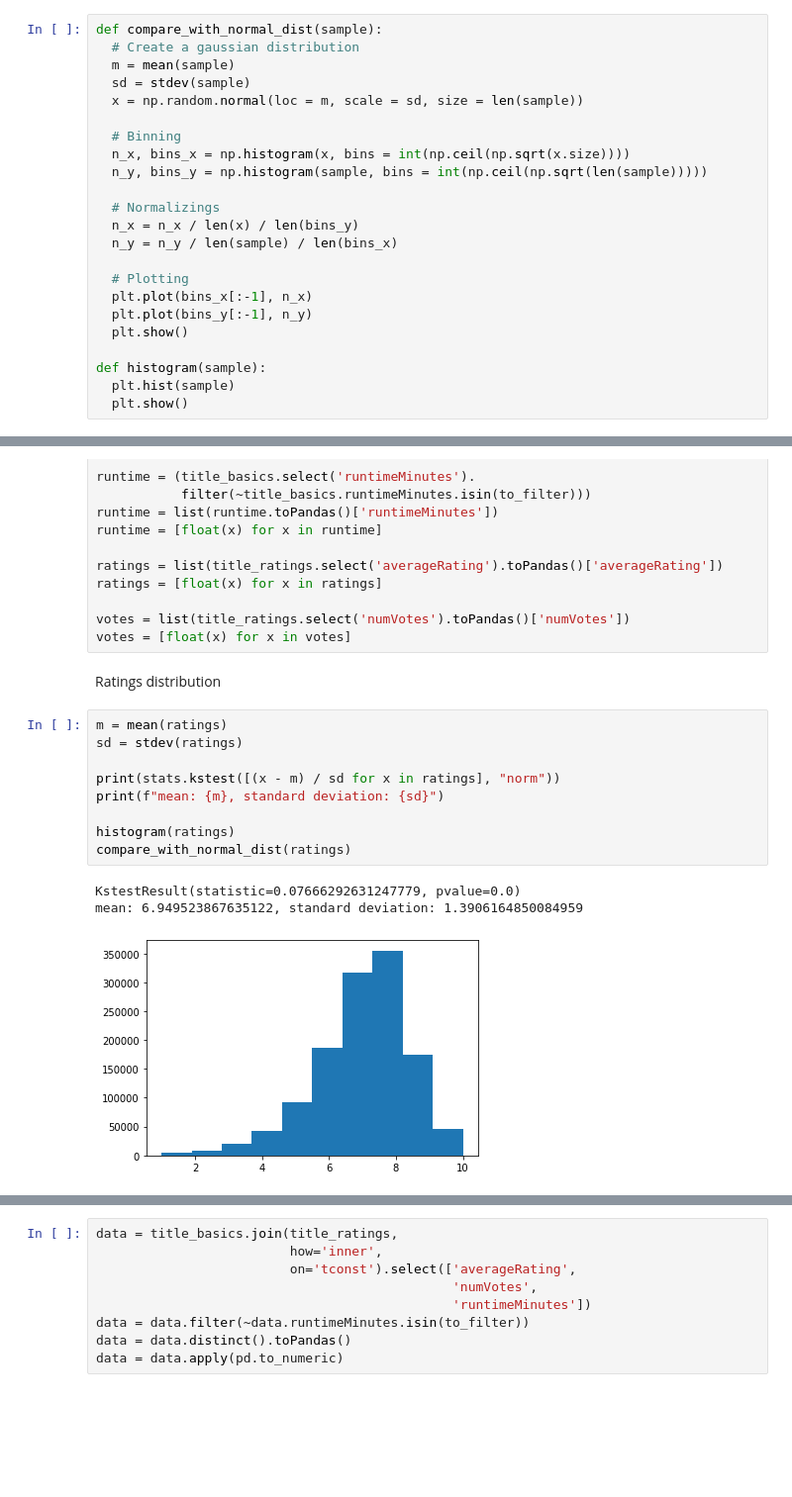
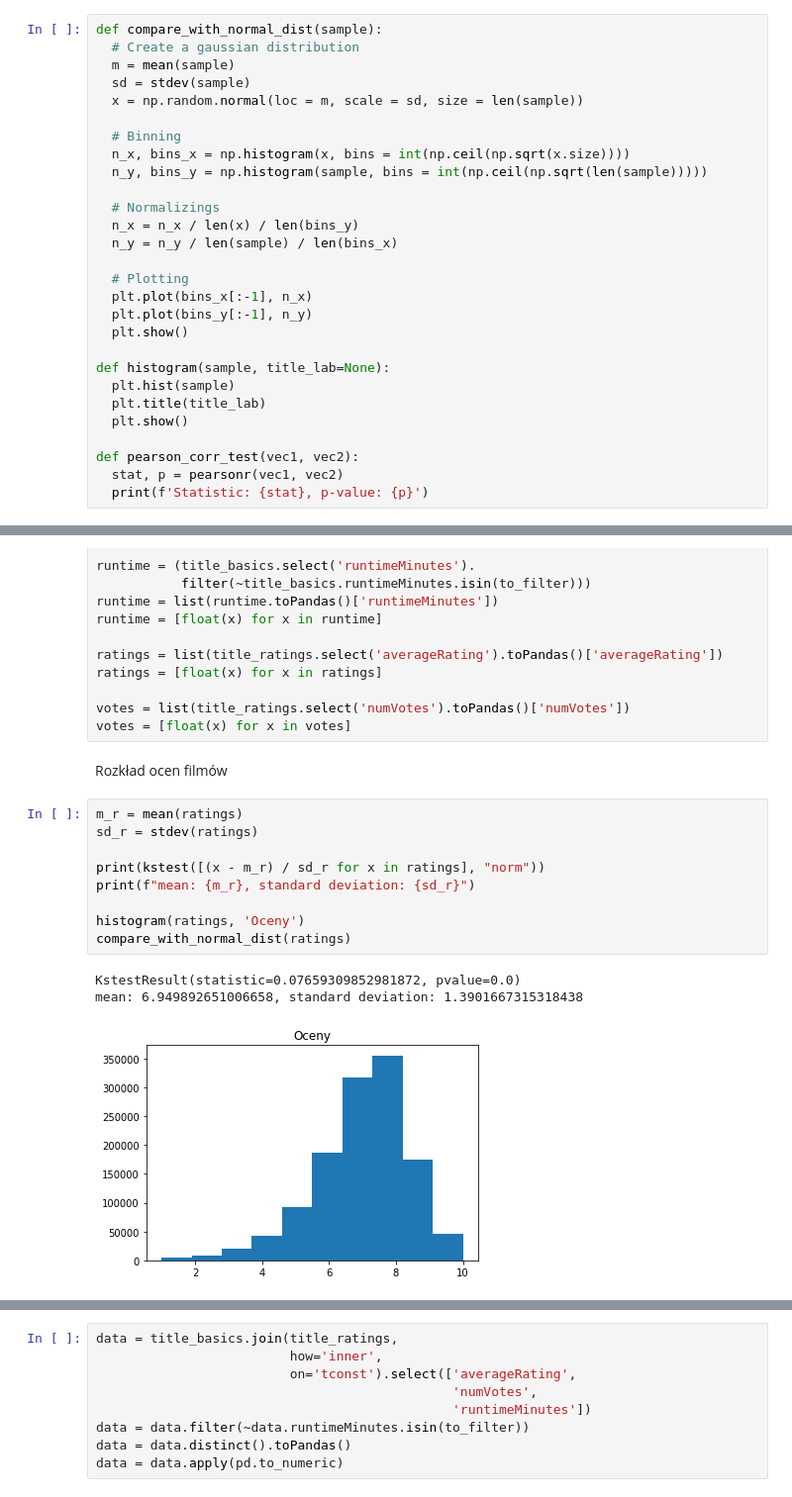
Before and after one commit to PiotrMaciejKowalski/BigData2022-films, a Jupyter notebook: colabs/StatisticalTests.ipynb, the cells around one changed output, grey strips where cells are left out. Shown at 99% size. Cells and saved outputs as stored; diff of their text form; blank space fills up the shorter version.

```diff
--- a/colabs/StatisticalTests.ipynb
+++ b/colabs/StatisticalTests.ipynb
@@ -136,6 +124,11 @@ def compare_with_normal_dist(sample):
   plt.plot(bins_y[:-1], n_y)
   plt.show()
 
-def histogram(sample):
+def histogram(sample, title_lab=None):
   plt.hist(sample)
+  plt.title(title_lab)
   plt.show()
+
+def pearson_corr_test(vec1, vec2):
+  stat, p = pearsonr(vec1, vec2)
+  print(f'Statistic: {stat}, p-value: {p}')
@@ -155,18 +150,18 @@ ratings = [float(x) for x in ratings]
 
 votes = list(title_ratings.select('numVotes').toPandas()['numVotes'])
 votes = [float(x) for x in votes]
-# %% [markdown]
-Ratings distribution
+# %% [markdown]
+Rozkład ocen filmów
 # %%
-m = mean(ratings)
-sd = stdev(ratings)
+m_r = mean(ratings)
+sd_r = stdev(ratings)
 
-print(stats.kstest([(x - m) / sd for x in ratings], "norm"))
-print(f"mean: {m}, standard deviation: {sd}")
+print(kstest([(x - m_r) / sd_r for x in ratings], "norm"))
+print(f"mean: {m_r}, standard deviation: {sd_r}")
 
-histogram(ratings)
+histogram(ratings, 'Oceny')
 compare_with_normal_dist(ratings)
 # %% [output]
-KstestResult(statistic=0.07666292631247779, pvalue=0.0)
-mean: 6.949523867635122, standard deviation: 1.3906164850084959
+KstestResult(statistic=0.07659309852981872, pvalue=0.0)
+mean: 6.949892651006658, standard deviation: 1.3901667315318438
-[figure, old version]
+[figure, new version]
```
Also changed, not shown: parts of 38 cells of this notebook.
